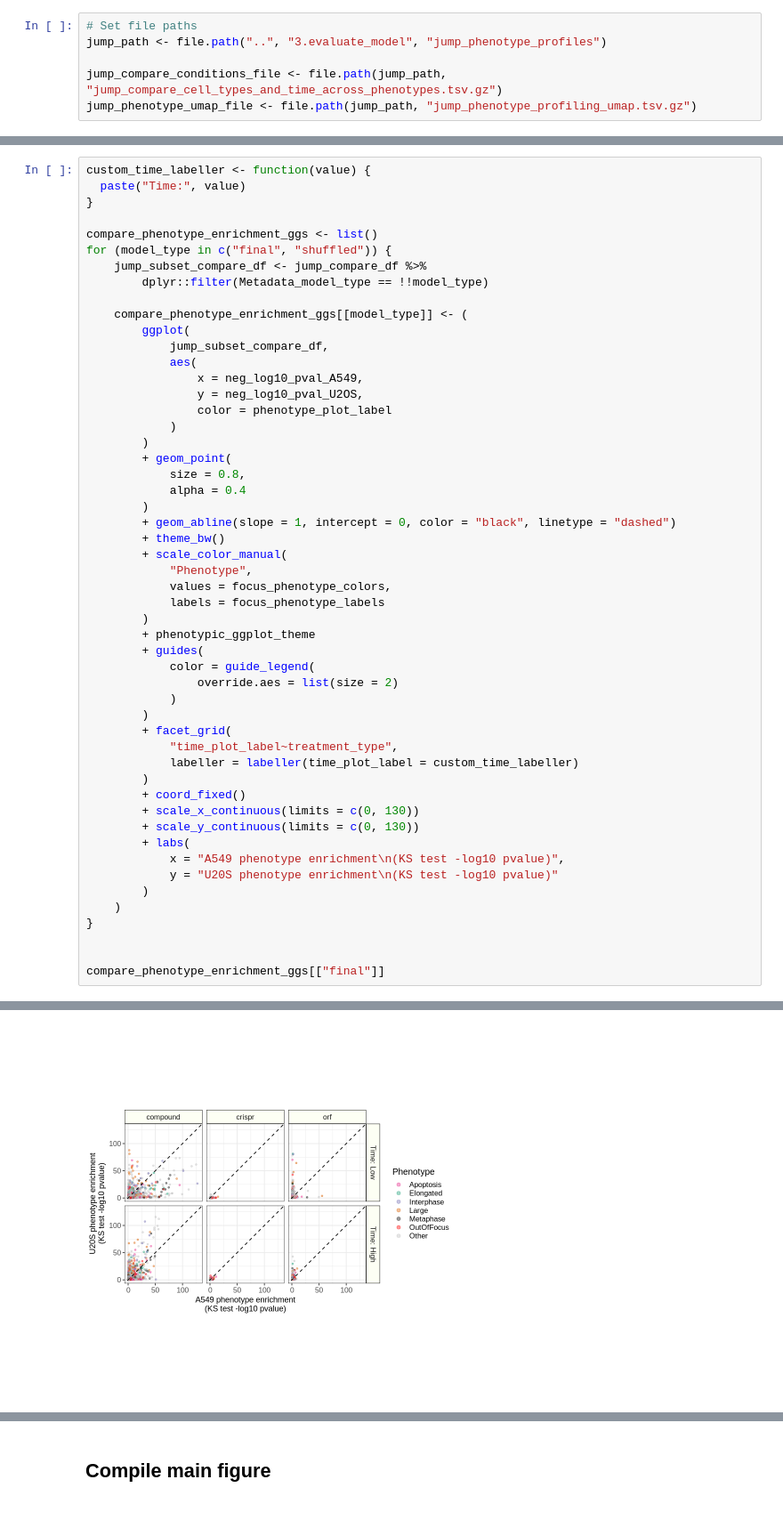
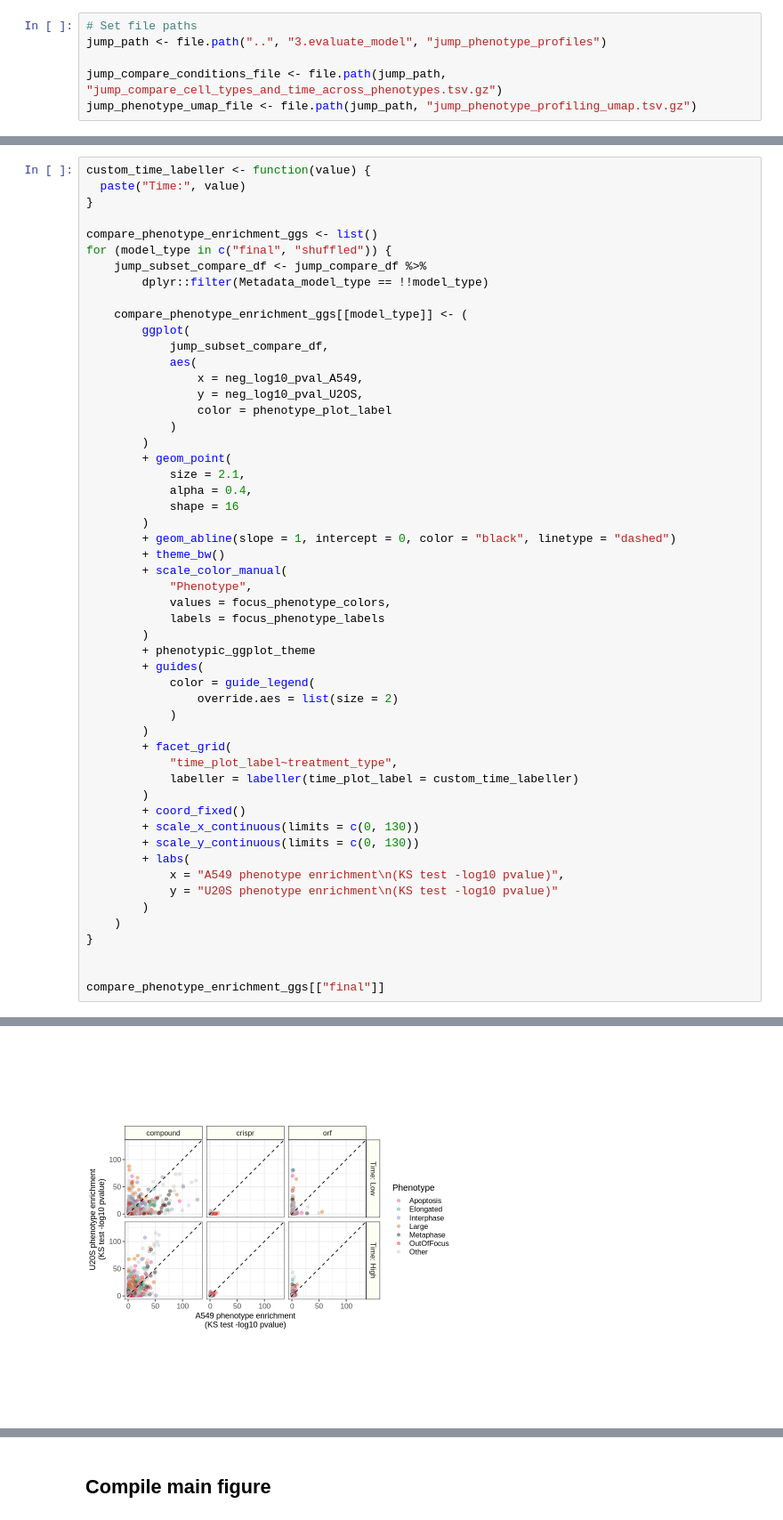
Before and after one commit to WayScience/phenotypic_profiling, a Jupyter notebook: 7.figures/Figure5_JUMP_application.ipynb, the cells around one changed output, grey strips where cells are left out. Shown at 89% size. Cells and saved outputs as stored; diff of their text form.

```diff
--- a/7.figures/Figure5_JUMP_application.ipynb
+++ b/7.figures/Figure5_JUMP_application.ipynb
@@ -237,39 +243,40 @@ for (model_type in c("final", "shuffled")) {
             )
         )
         + geom_point(
-            size = 0.8,
-            alpha = 0.4
+            size = 2.1,
+            alpha = 0.4,
+            shape = 16
         )
         + geom_abline(slope = 1, intercept = 0, color = "black", linetype = "dashed")
         + theme_bw()
         + scale_color_manual(
             "Phenotype",
             values = focus_phenotype_colors,
             labels = focus_phenotype_labels
         )
         + phenotypic_ggplot_theme
         + guides(
             color = guide_legend(
                 override.aes = list(size = 2)
             )
         )
         + facet_grid(
             "time_plot_label~treatment_type",
             labeller = labeller(time_plot_label = custom_time_labeller)
         )
         + coord_fixed()
         + scale_x_continuous(limits = c(0, 130))
         + scale_y_continuous(limits = c(0, 130))
         + labs(
             x = "A549 phenotype enrichment\n(KS test -log10 pvalue)",
             y = "U20S phenotype enrichment\n(KS test -log10 pvalue)"
         )
     )
 }
 
 
 compare_phenotype_enrichment_ggs[["final"]]
 # %% [output]
 Warning message:
 “Removed 30 rows containing missing values (`geom_point()`).”
-[figure, old version]
+[figure, new version]
```
Also changed, not shown: parts of 9 cells of this notebook, 3 other files.
